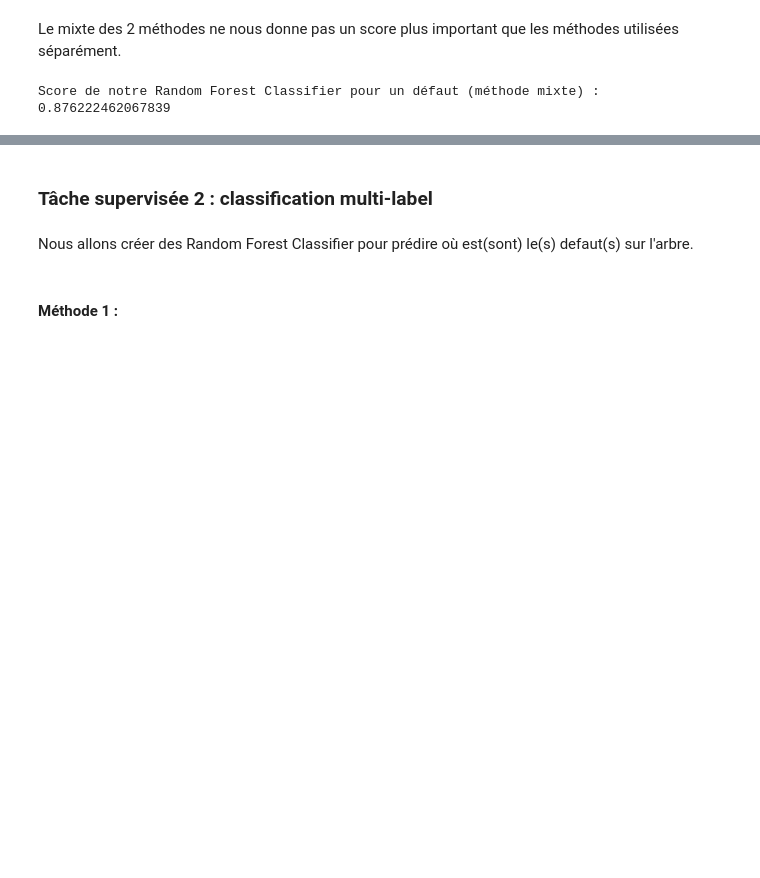
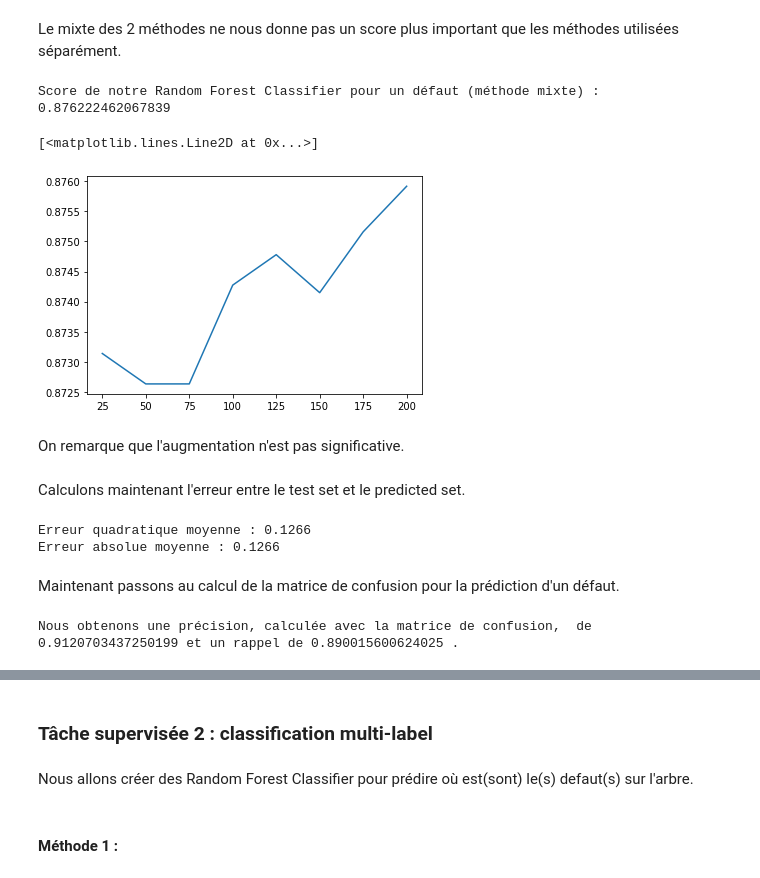
Before and after one commit to Bertrand-gbt/Projet-Fouilles-de-donn-es, a Jupyter notebook: Projet_FDEC.ipynb, the cells around one changed output, grey strips where cells are left out. Drawn from its saved outputs; the diff is of its cells as text; code cells hidden in the pictures; blank space fills up the shorter version.

```diff
--- a/Projet_FDEC.ipynb
+++ b/Projet_FDEC.ipynb
@@ -482,3 +472,37 @@ scores = cross_val_score(clf, A1, y, cv=5)
 print('Score de notre Random Forest Classifier pour un défaut (méthode mixte) : ',scores.mean())
 # %% [output]
 Score de notre Random Forest Classifier pour un défaut (méthode mixte) :  0.876222462067839
+# %%
+Xm_train, Xm_test, Ym_train, Ym_test = train_test_split(A1,y,test_size=0.2)
+
+model = RandomForestClassifier(max_depth=None,min_samples_split=2, random_state=0)
+k=np.array(range (25,201,25))
+
+train_score, val_score = validation_curve(model, Xm_train, Ym_train, 'n_estimators', k, cv=5)
+
+plt.plot(k,val_score.mean(axis=1))
+# %% [output]
+[<matplotlib.lines.Line2D at 0x...>]
+[figure, added]
+# %% [markdown]
+On remarque que l'augmentation n'est pas significative.
+# %% [markdown]
+Calculons maintenant l'erreur entre le test set et le predicted set.
+# %%
+clf = clf.fit(Xm_train, Ym_train)
+Ym_pred = clf.predict(Xm_test)
+
+print('Erreur quadratique moyenne : %.4f' % mean_squared_error(Ym_test,Ym_pred))
+print('Erreur absolue moyenne : %.4f' % mean_absolute_error(Ym_test,Ym_pred))
+# %% [output]
+Erreur quadratique moyenne : 0.1266
+Erreur absolue moyenne : 0.1266
+# %% [markdown]
+Maintenant passons au calcul de la matrice de confusion pour la prédiction d'un défaut.
+# %%
+from sklearn.metrics import confusion_matrix
+
+CM00=confusion_matrix(Ym_test, Ym_pred)
+print('\nNous obtenons une précision, calculée avec la matrice de confusion,  de', CM00[0,0]/(CM00[0,0]+CM00[0,1]), 'et un rappel de', CM00[0,0]/(CM00[0,0]+CM00[1,0]),'.\n' )
+# %% [output]
+Nous obtenons une précision, calculée avec la matrice de confusion,  de 0.9120703437250199 et un rappel de 0.890015600624025 .
```
Also changed, not shown: parts of 27 cells of this notebook.
